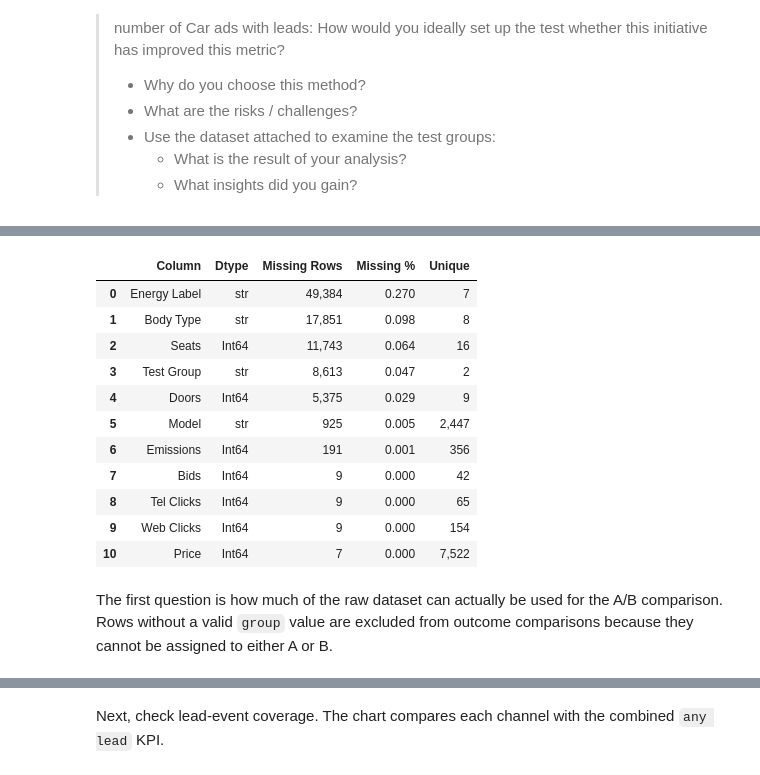
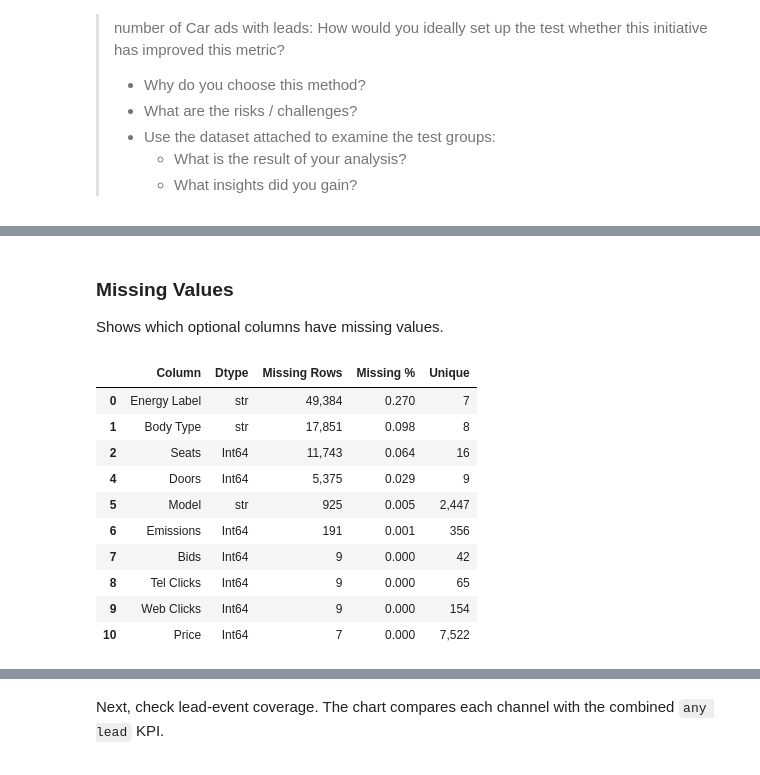
Before and after one commit to omer-t/marktplaats-assignment, a Jupyter notebook: assignments/data_analyst/q2_ab_test.ipynb, the cells around one changed output, grey strips where cells are left out. Saved outputs shown, nothing was run; the diff lists cells and outputs as text; code cells hidden in the pictures.

```diff
--- a/assignments/data_analyst/q2_ab_test.ipynb
+++ b/assignments/data_analyst/q2_ab_test.ipynb
@@ -114,11 +121,14 @@ Rows dropped for missing group: 8,613 (4.70%)
+# %% [markdown]
+### Missing Values
+
+Shows which optional columns have missing values.
 # %%
-display(helpers.style_table(helpers.column_quality_summary(raw_data).query("missing_rows > 0"), max_rows=12))
+display(helpers.style_table(helpers.column_quality_summary(raw_data).query("missing_rows > 0 and column != 'group'"), max_rows=12))
 # %% [output]
 |  | Column | Dtype | Missing Rows | Missing % | Unique |
 | 0 | Energy Label | str | 49,384 | 0.270 | 7 |
 | 1 | Body Type | str | 17,851 | 0.098 | 8 |
 | 2 | Seats | Int64 | 11,743 | 0.064 | 16 |
-| 3 | Test Group | str | 8,613 | 0.047 | 2 |
 | 4 | Doors | Int64 | 5,375 | 0.029 | 9 |
 | 5 | Model | str | 925 | 0.005 | 2,447 |
 | 6 | Emissions | Int64 | 191 | 0.001 | 356 |
@@ -126,5 +136,3 @@ display(helpers.style_table(helpers.column_quality_summary(raw_data).query("miss
 | 8 | Tel Clicks | Int64 | 9 | 0.000 | 65 |
 | 9 | Web Clicks | Int64 | 9 | 0.000 | 154 |
 | 10 | Price | Int64 | 7 | 0.000 | 7,522 |
-# %% [markdown]
-The first question is how much of the raw dataset can actually be used for the A/B comparison. Rows without a valid `group` value are excluded from outcome comparisons because they cannot be assigned to either A or B.
```
Also changed, not shown: parts of 30 cells of this notebook, 1 other file.
